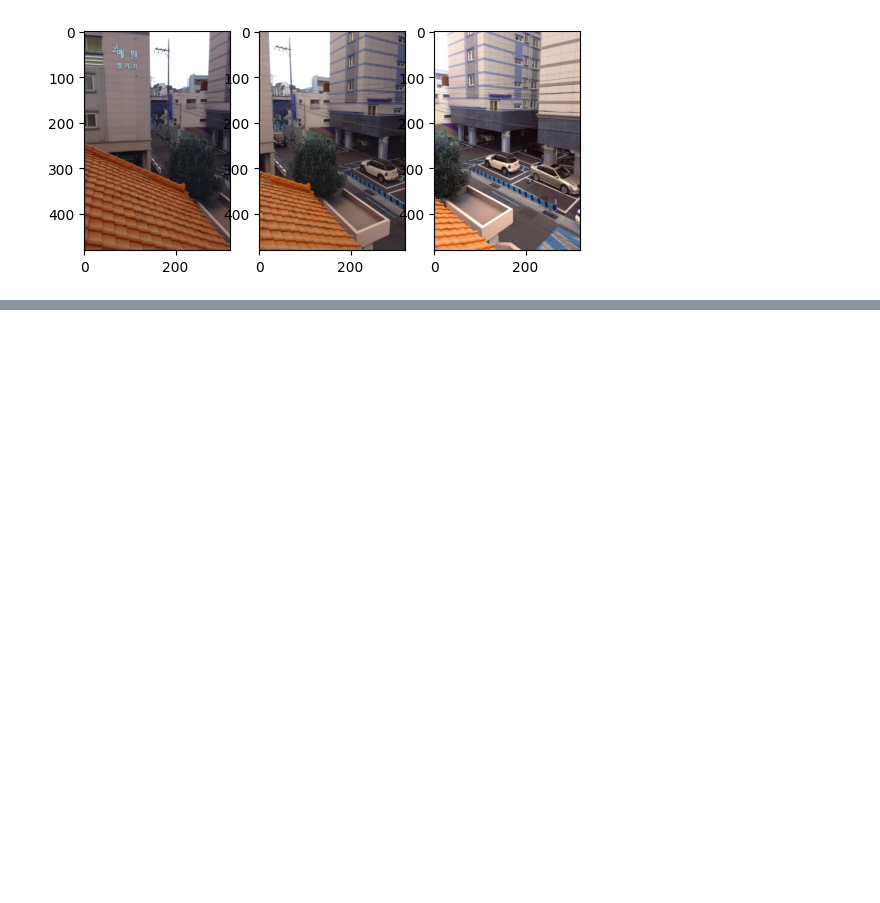
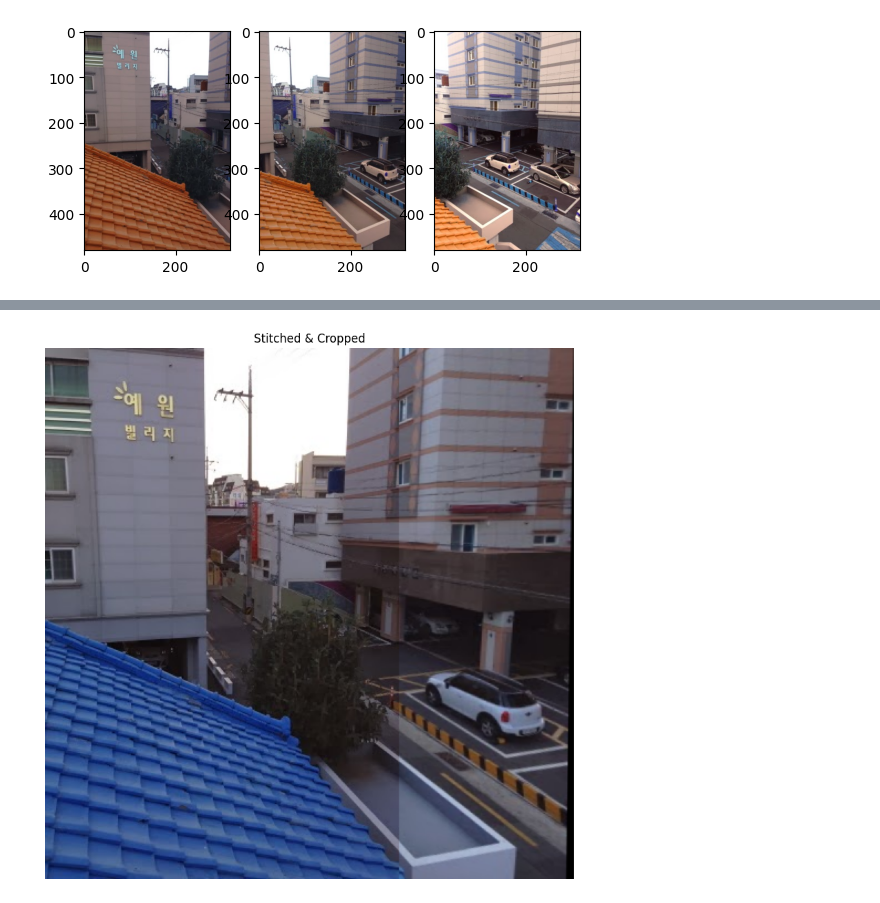
Before and after one commit to kumargautampushkar/LearnOpenCV, a Jupyter notebook: image_stiching.ipynb, the cells around one changed output, grey strips where cells are left out. Cells and saved outputs as stored; diff of their text form; code cells hidden in the pictures; blank space fills up the shorter version.

```diff
--- a/image_stiching.ipynb
+++ b/image_stiching.ipynb
@@ -82,0 +131,26 @@ TypeError: tuple indices must be integers or slices, not list
+# %%
+# Cell: Optional - Crop Black Borders (Basic implementation)
+# This helps remove the excess black space created by the wide canvas
+def crop_black_borders(img):
+    # Convert to gray
+    gray = cv.cvtColor(img, cv.COLOR_RGB2GRAY)
+    # Threshold to find non-black pixels
+    _, thresh = cv.threshold(gray, 1, 255, cv.THRESH_BINARY)
+    # Find contours
+    contours, _ = cv.findContours(thresh, cv.RETR_EXTERNAL, cv.CHAIN_APPROX_SIMPLE)
+    if contours:
+        # Get bounding box of the largest contour (the stitched content)
+        c = max(contours, key=cv.contourArea)
+        x, y, w, h = cv.boundingRect(c)
+        return img[y:y+h, x:x+w]
+    return img
+
+if H is not None:
+    cropped = crop_black_borders(final_output)
+    plt.figure(figsize=(15, 10))
+    plt.imshow(cropped)
+    plt.title("Stitched & Cropped")
+    plt.axis('off')
+    plt.show()
+# %% [output]
+[figure, added]
```
Also changed, not shown: parts of 6 cells of this notebook.
